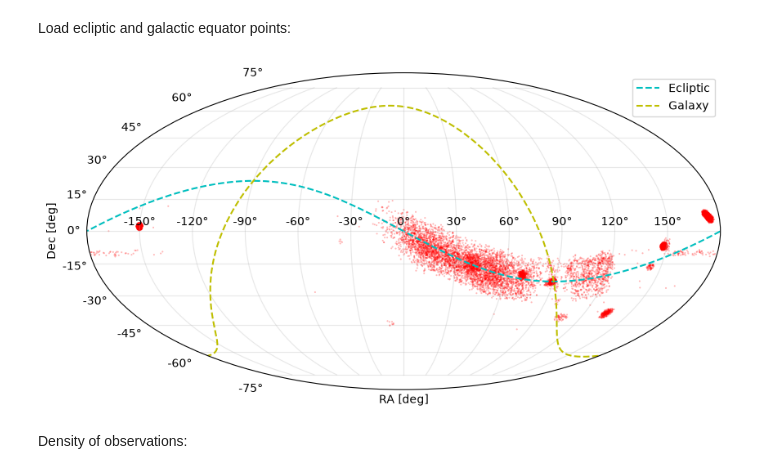
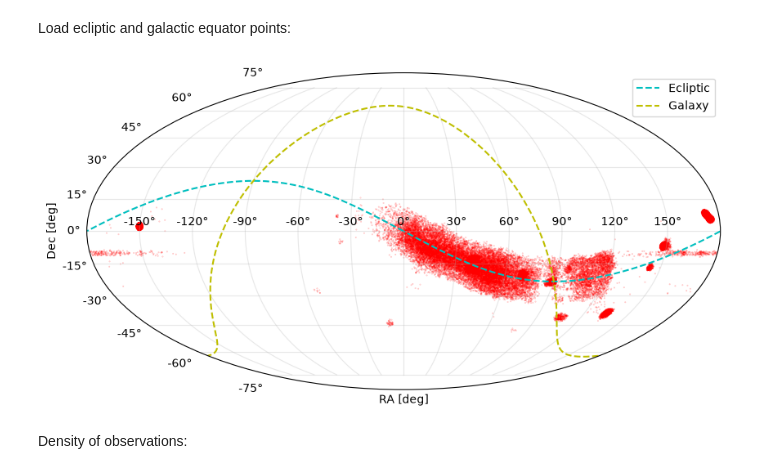
Before and after one commit to bernardinelli/medellin_workshop_solarsystem, a Jupyter notebook: zuluaga_dev/dev_data.ipynb, the cells around one changed output. Saved outputs shown, nothing was run; the diff lists cells and outputs as text; code cells hidden in the pictures.

```diff
--- a/zuluaga_dev/dev_data.ipynb
+++ b/zuluaga_dev/dev_data.ipynb
@@ -51,8 +56,7 @@ Importing parquet since it is binary and reading is faster:
 # %%
 df_sel = pd.read_parquet(
     data_file,
-    columns=['obsid', 'ra', 'dec', 'mag'],
-    # filters=[('band', '==', 'r')]
+    columns=['obsid', 'ra', 'dec', 'mag','doppler','trkid'],
 )
 df_sel.info(), df_sel.memory_usage(deep=True).sum()/1024**2
 # %% [output]
@@ -71,7 +77,7 @@ memory usage: 647.6 MB
 # %% [markdown]
 Convert to numeric:
 # %%
-df_sel[['ra', 'dec', 'mag']] = df_sel[['ra', 'dec', 'mag']].apply(pd.to_numeric, errors='coerce')
+df_sel[['ra', 'dec', 'mag','doppler']] = df_sel[['ra', 'dec', 'mag','doppler']].apply(pd.to_numeric, errors='coerce')
 # %% [markdown]
 ### Observations location
 # %% [markdown]
@@ -79,19 +85,19 @@ Load ecliptic and galactic equator points:
 # %%
 ecl_coords, gal_coords = ecl_gal()
 # %%
-sample = df_sel.sample(10000)
+sample = df_sel.sample(50000)
 fig = plt.figure(figsize=(10, 6))
 ax = fig.add_subplot(projection='mollweide')
-ax.scatter(f2m(sample['ra'])*DEG, sample['dec']*DEG, s=sample['mag']*0.01, alpha=0.3, c='r')
+ax.scatter(f2m(sample['ra'])*DEG, sample['dec']*DEG, s=sample['mag']*0.005, alpha=0.3, c='r')
 ax.plot(*split_mollweide(ecl_coords[0], ecl_coords[1]), 'c--', label='Ecliptic')
 ax.plot(*split_mollweide(gal_coords[0], gal_coords[1]), 'y--', label='Galaxy')
 ax.legend()
 ax.set_xlabel('RA [deg]')
 ax.set_ylabel('Dec [deg]')
 ax.grid(alpha=0.3)
 fig.savefig(fig_dir + 'scatter-observations-map.png')
 # %% [output]
-[figure, old version]
+[figure, new version]
 # %% [markdown]
 Density of observations:
 # %%
```
Also changed, not shown: parts of 28 cells of this notebook, 7 other files.
